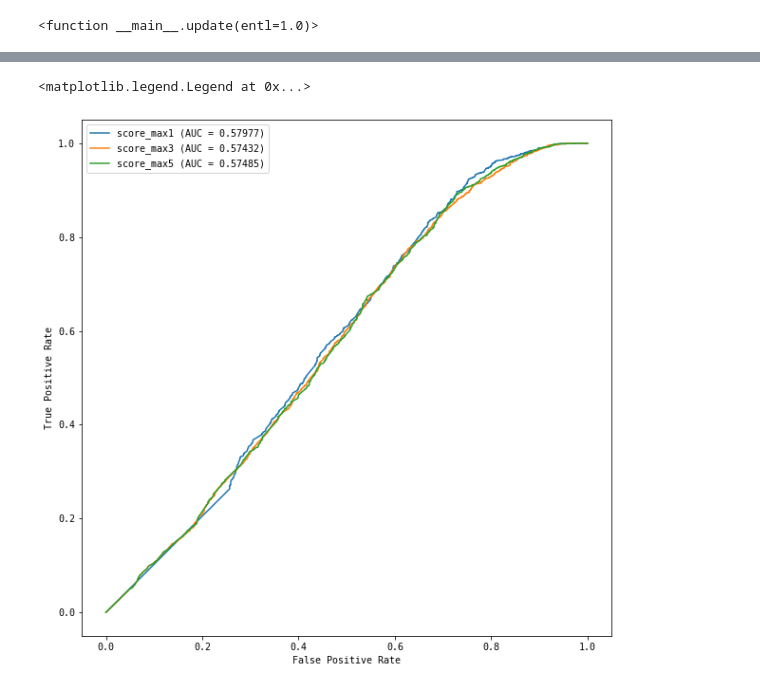
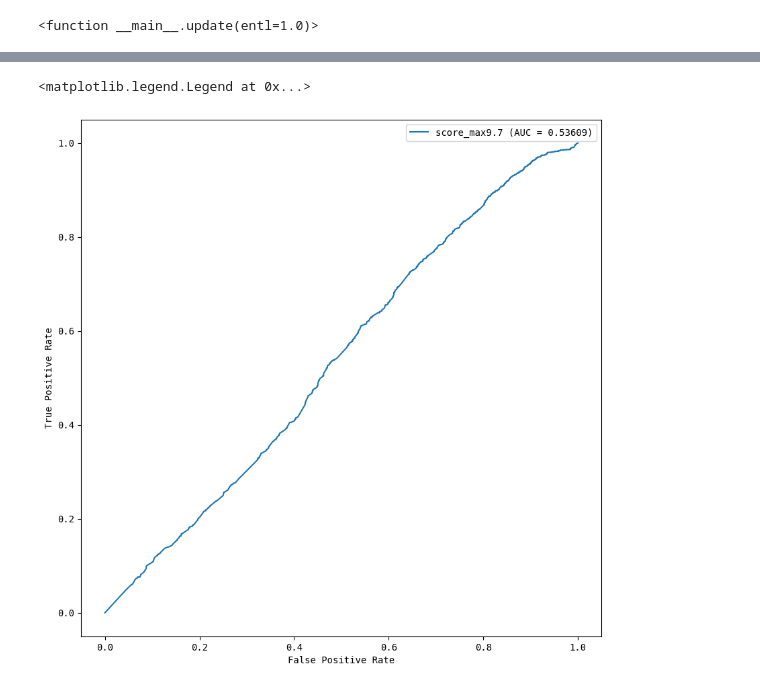
Before and after one commit to Akulen/PrivGen, a Jupyter notebook: notebooks/Attack.ipynb, the cells around one changed output, grey strips where cells are left out. Drawn from its saved outputs; the diff is of its cells as text; code cells hidden in the pictures.

```diff
--- a/notebooks/Attack.ipynb
+++ b/notebooks/Attack.ipynb
@@ -381,11 +364,16 @@ np.argmin(ent), ent[np.argmin(ent)], seq[users_tmp[np.argmin(ent)]]
 # %%
 # df_anon = anonymize(df_train, p=0.75)
 score_roc_data = {}
+# %%
+dfs_comb = {}
+# for spread in [-100, -10, -1, 0, 1, 10]:
+for spread in [0]:
+    dfs_comb[spread] = combine(df_train, spread=spread)
 # %%
-for score in [score_sum, score_max, score_LogSumExp, score_prob, score_norm, score_norm10, score_median, score_mean]:
+for score in [score_max]: # , score_sum, score_LogSumExp, score_prob, score_norm, score_norm10, score_median, score_mean]:
     print(score.__name__)
     # for norm in np.linspace(0, 10, 21):
-    for norm in range(6):
+    for norm in [9.7]: # range(6):
         if score.__name__+str(norm) in score_roc_data:
             continue
         fpr, tpr, thresholds = identify(seq, dfs_comb[0], score=lambda a, b: score(a, b, norm=norm))
@@ -409,7 +384,3 @@ score_max
-# %%
-dfs_comb = {}
-for spread in [-100, -10, -1, 0, 1, 10]:
-    dfs_comb[spread] = combine(df_train, spread=spread)
 # %%
 roc_data_comb = {}
 
@@ -497,7 +458,8 @@ interact(update, entl=widgets.FloatSlider(min=-1, max=2, step=0.1, value=1))
 interactive(children=(FloatSlider(value=1.0, description='entl', max=2.0, min=-1.0), Output()), _dom_classes=(…
 <function __main__.update(entl=1.0)>
 # %%
-entropy_limit = log2(len(seq) / df_train['user'].nunique())
+p = df_train['user'].nunique() / len(seq)
+entropy_limit = - (p * log2(p) + (1 - p) * log2(1 - p))
 
 entropy_limit, log(2) / log(10)
 # %% [output]
@@ -555,20 +522,20 @@ plt.plot(X_aucs, aucs, '.')
 # %%
 plt.rcParams['figure.figsize'] = [10, 10]
 plt.rcParams['font.family'] = 'monospace'
 plt.xlabel('False Positive Rate')
 plt.ylabel('True Positive Rate')
 
 # for name in sorted(list(filter(lambda name: len(name) > 10 and name[7] == 'a', list(score_roc_data.keys())))):
 for name in sorted(score_roc_data.keys()):
     (fpr, tpr, _) = score_roc_data[name]
     roc_auc = metrics.auc(fpr, tpr)
-    if roc_auc > 0.57:
+    if roc_auc > 0.057:
         plt.plot(fpr, tpr, label=f'{name} (AUC = {roc_auc:.5f})')
 
 plt.legend()
 # %% [output]
 <matplotlib.legend.Legend at 0x...>
-[figure, old version]
+[figure, new version]
 # %%
 lengths = np.array([len(s) for s in seq.values() if len(s)])
 # %%
```
Also changed, not shown: parts of 41 cells of this notebook, 2 other files.
